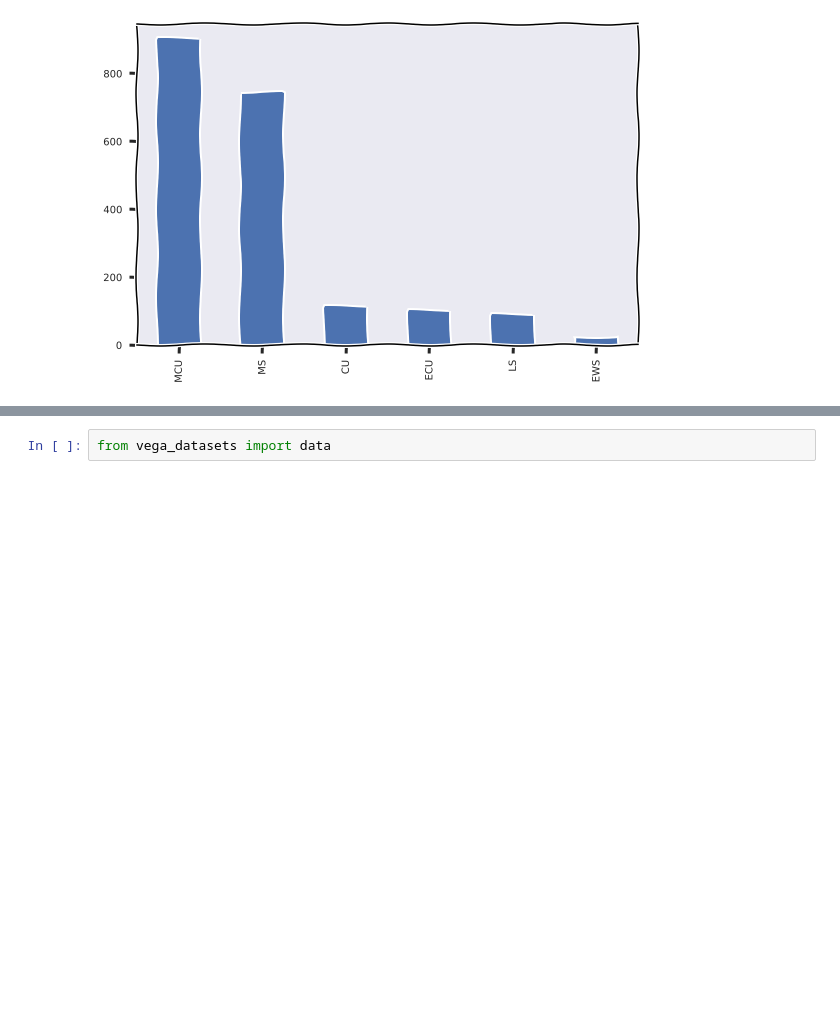
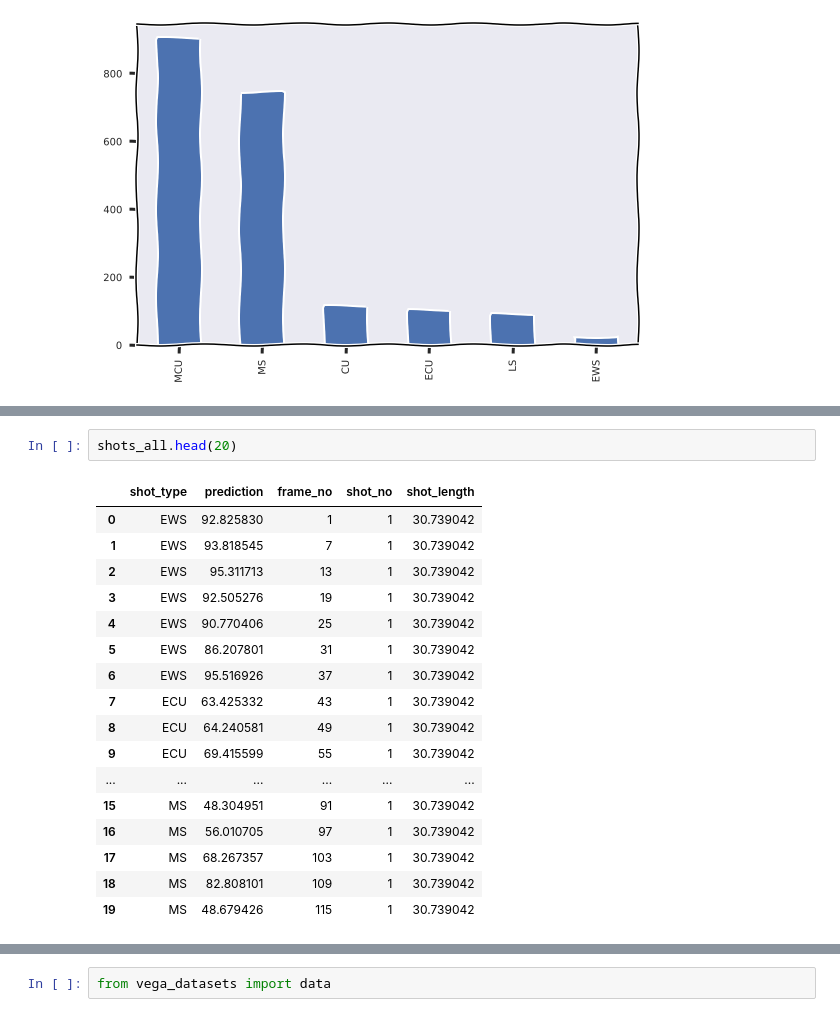
Before and after one commit to rsomani95/shot-boundary-detection, a Jupyter notebook: predict-shot-types.ipynb, the cells around one changed output, grey strips where cells are left out. Drawn from its saved outputs; the diff is of its cells as text; blank space fills up the shorter version.

```diff
--- a/predict-shot-types.ipynb
+++ b/predict-shot-types.ipynb
@@ -382,0 +392,20 @@ RendererRegistry.enable('notebook')
+# %%
+shots_all.head(20)
+# %% [output]
+|  | shot_type | prediction | frame_no | shot_no | shot_length |
+| 0 | EWS | 92.825830 | 1 | 1 | 30.739042 |
+| 1 | EWS | 93.818545 | 7 | 1 | 30.739042 |
+| 2 | EWS | 95.311713 | 13 | 1 | 30.739042 |
+| 3 | EWS | 92.505276 | 19 | 1 | 30.739042 |
+| 4 | EWS | 90.770406 | 25 | 1 | 30.739042 |
+| 5 | EWS | 86.207801 | 31 | 1 | 30.739042 |
+| 6 | EWS | 95.516926 | 37 | 1 | 30.739042 |
+| 7 | ECU | 63.425332 | 43 | 1 | 30.739042 |
+| 8 | ECU | 64.240581 | 49 | 1 | 30.739042 |
+| 9 | ECU | 69.415599 | 55 | 1 | 30.739042 |
+| ... | ... | ... | ... | ... | ... |
+| 15 | MS | 48.304951 | 91 | 1 | 30.739042 |
+| 16 | MS | 56.010705 | 97 | 1 | 30.739042 |
+| 17 | MS | 68.267357 | 103 | 1 | 30.739042 |
+| 18 | MS | 82.808101 | 109 | 1 | 30.739042 |
+| 19 | MS | 48.679426 | 115 | 1 | 30.739042 |
```
Also changed, not shown: parts of 15 cells of this notebook.
